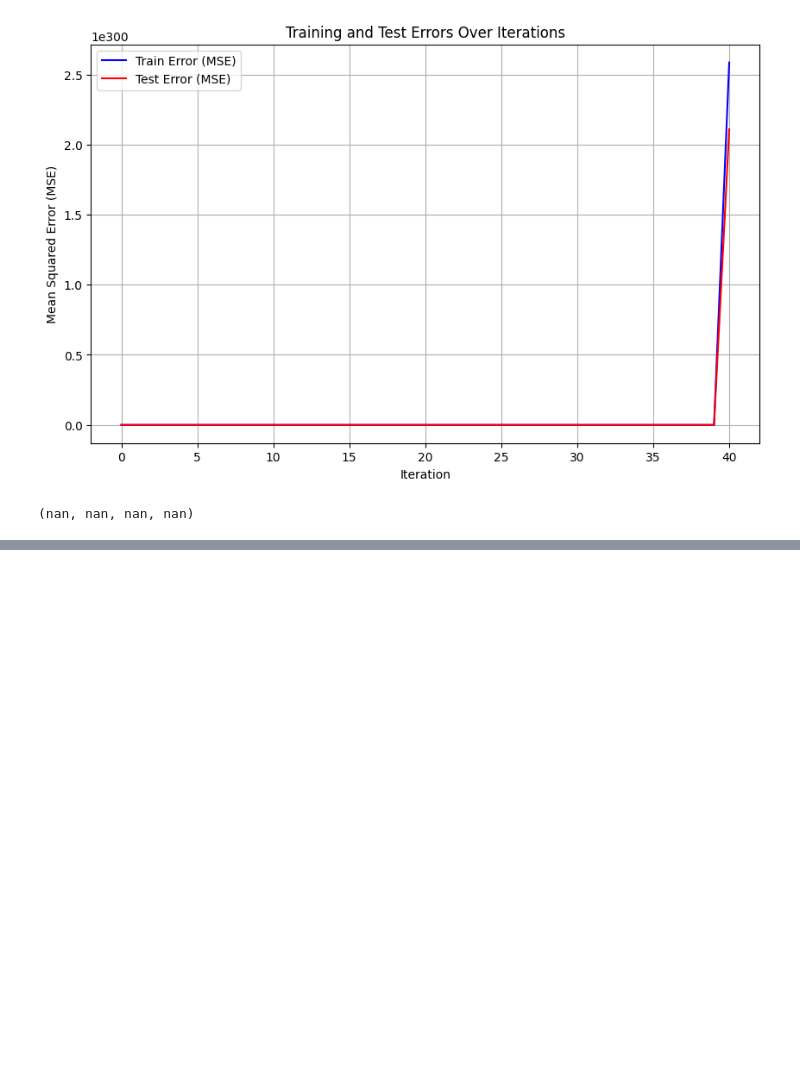
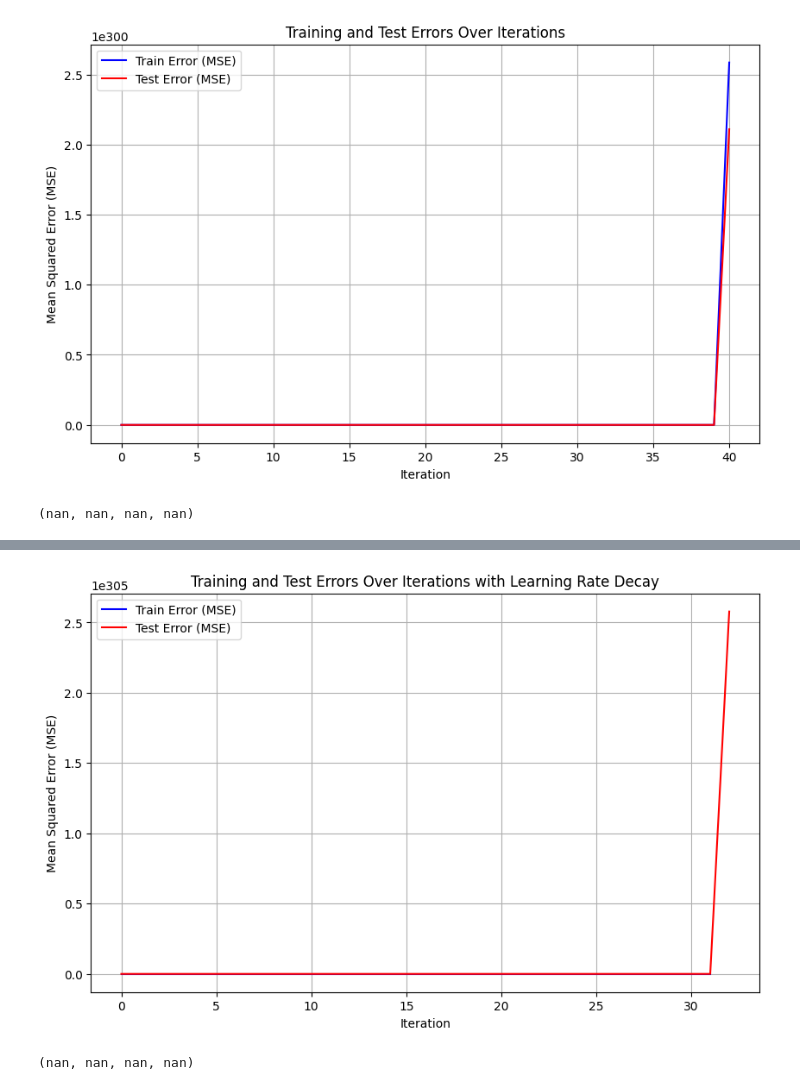
Before and after one commit to nimajr/MachineLearning2023, a Jupyter notebook: HW1/Q2/HW1_Q2_4.ipynb, the cells around one changed output, grey strips where cells are left out. Cells and saved outputs as stored; diff of their text form; code cells hidden in the pictures; blank space fills up the shorter version.

```diff
--- a/HW1/Q2/HW1_Q2_4.ipynb
+++ b/HW1/Q2/HW1_Q2_4.ipynb
@@ -70,0 +181,64 @@ w0, w1, train_errors[-1], test_errors[-1]
+# %%
+# تقسیم داده‌ها به آموزش و آزمون
+X = np.arange(len(data)).reshape(-1, 1)  # ویژگی‌ها
+y = data  # مقادیر هدف
+
+# تقسیم داده‌ها به مجموعه آموزش و آزمون
+X_train, X_test, y_train, y_test = train_test_split(X, y, test_size=0.2, random_state=42)
+
+# متغیرها برای ذخیره خطاها
+train_errors = []
+test_errors = []
+
+# تنظیمات جدید
+iterations = 2000  # افزایش تعداد Iterations
+initial_learning_rate = 0.1  # نرخ یادگیری اولیه
+w0 = np.random.randn()  # مقدار اولیه تصادفی برای عرض از مبدأ
+w1 = np.random.randn()  # مقدار اولیه تصادفی برای شیب
+
+# کاهش تدریجی نرخ یادگیری
+def get_learning_rate(iteration, initial_lr):
+    # کاهش نرخ یادگیری به صورت نمایی (exponential decay)
+    return initial_lr / (1 + iteration * 0.001)
+
+# الگوریتم گرادیان نزولی ساده با کاهش تدریجی نرخ یادگیری
+for i in range(iterations):
+    # پیش‌بینی‌های مدل
+    y_train_pred = w1 * X_train + w0
+    y_test_pred = w1 * X_test + w0
+
+    # محاسبه خطاها (MSE)
+    train_error = np.mean((y_train - y_train_pred) ** 2)
+    test_error = np.mean((y_test - y_test_pred) ** 2)
+
+    # ذخیره خطاها
+    train_errors.append(train_error)
+    test_errors.append(test_error)
+
+    # محاسبه گرادیان‌ها
+    w1_grad = -2 * np.sum((y_train - y_train_pred) * X_train) / len(X_train)
+    w0_grad = -2 * np.sum(y_train - y_train_pred) / len(X_train)
+
+    # دریافت نرخ یادگیری جدید برای این Iteration
+    learning_rate = get_learning_rate(i, initial_learning_rate)
+
+    # به روزرسانی ضرایب
+    w1 -= learning_rate * w1_grad
+    w0 -= learning_rate * w0_grad
+
+# رسم نمودار خطاها
+plt.figure(figsize=(10, 6))
+plt.plot(range(iterations), train_errors, label="Train Error (MSE)", color="blue")
+plt.plot(range(iterations), test_errors, label="Test Error (MSE)", color="red")
+plt.xlabel("Iteration")
+plt.ylabel("Mean Squared Error (MSE)")
+plt.title("Training and Test Errors Over Iterations with Learning Rate Decay")
+plt.legend()
+plt.grid(True)
+plt.show()
+
+# نمایش آخرین ضرایب و خطاها
+w0, w1, train_errors[-1], test_errors[-1]
+# %% [output]
+[figure, added]
+(nan, nan, nan, nan)
```
Also changed, not shown: parts of 3 cells of this notebook.
